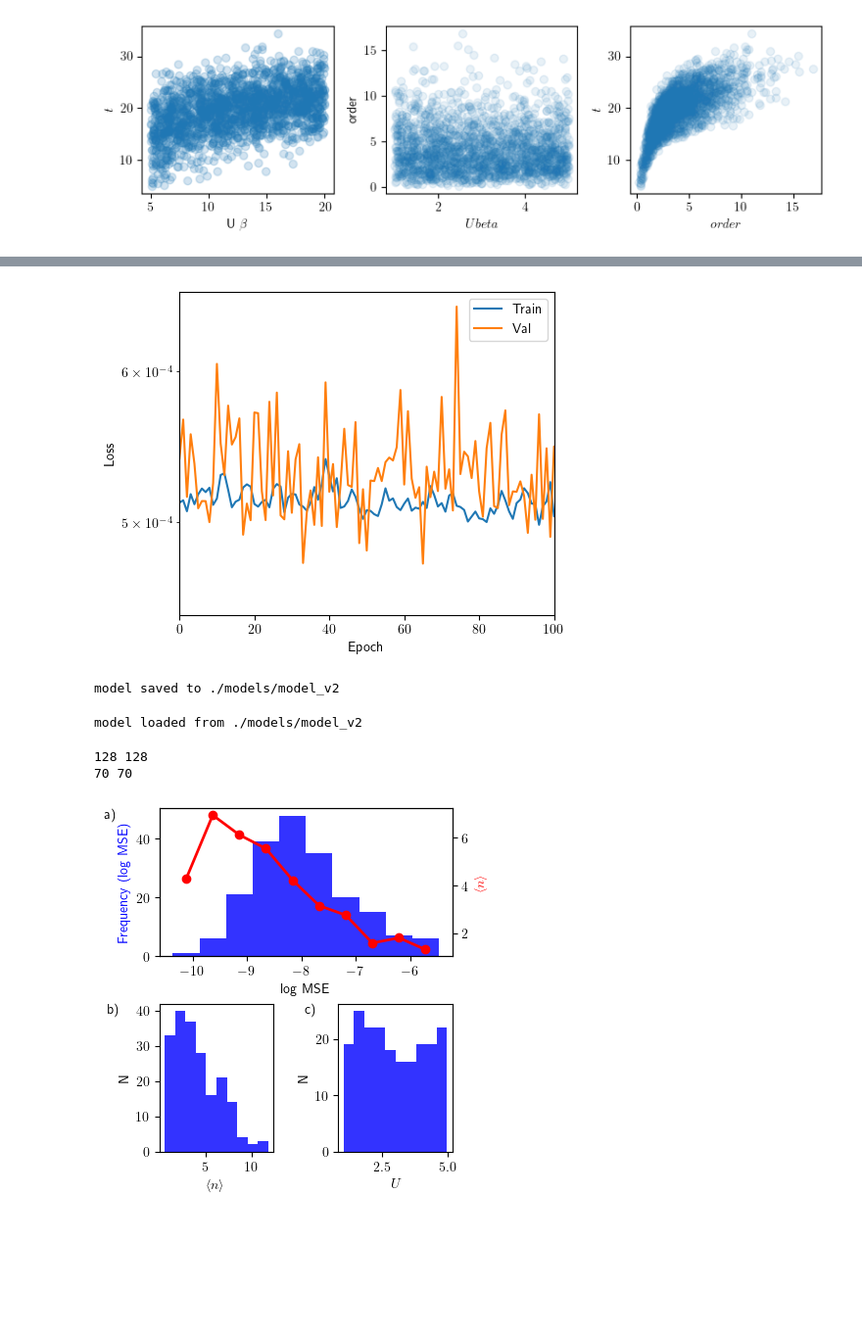
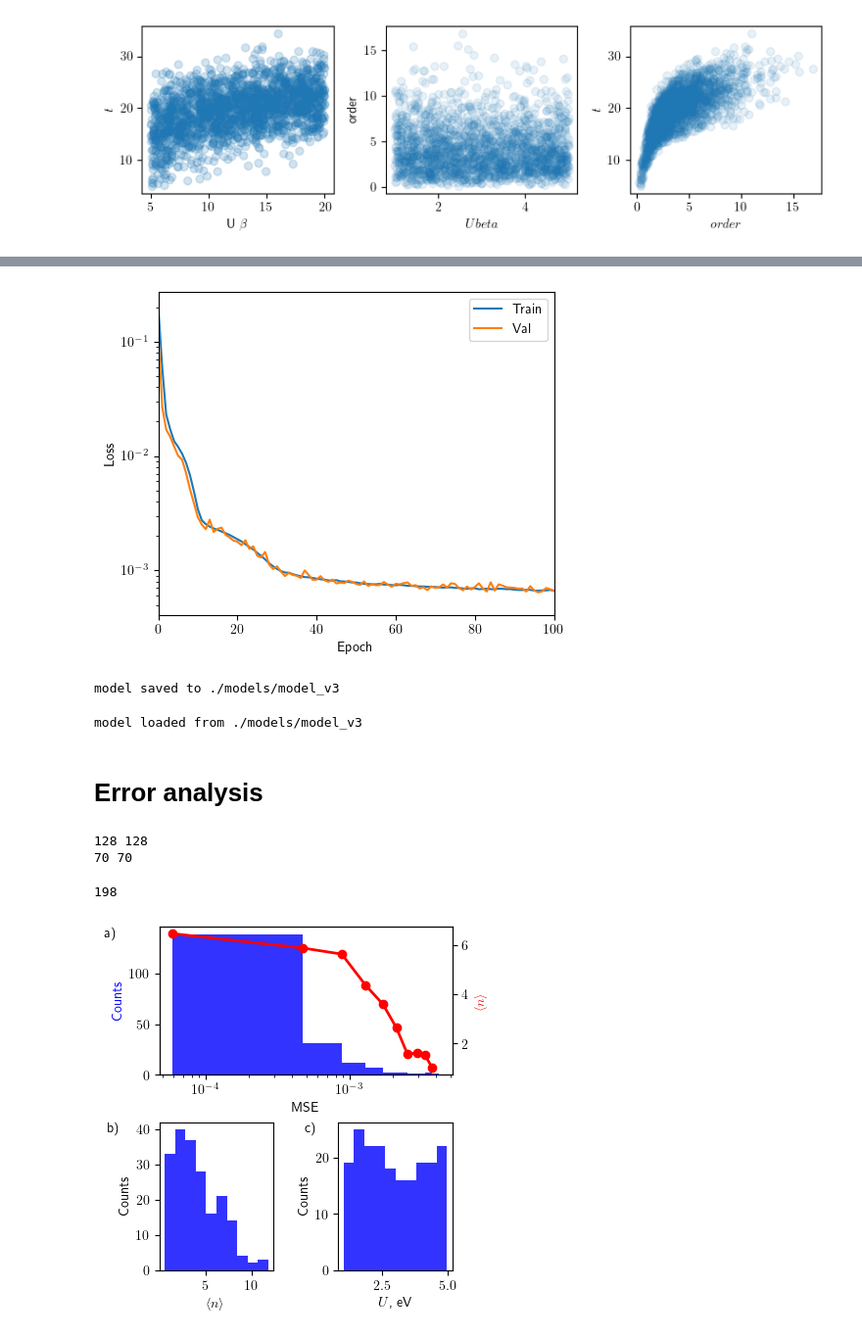
Before and after one commit to EgorcaA/gf2ML, a Jupyter notebook: train_model.ipynb, the cells around one changed output, grey strips where cells are left out. Shown at 98% size. Saved outputs shown, nothing was run; the diff lists cells and outputs as text; code cells hidden in the pictures; blank space fills up the shorter version.

```diff
--- a/train_model.ipynb
+++ b/train_model.ipynb
@@ -32,7 +34,7 @@ def load_db(filename):
     # print(params)
     data2train = [ [[sample['time2solve'], sample['averageorder']],
                     [params[smpl_id]['U'], params[smpl_id]['beta'],
-                      np.real(sample['G0_l'].data).flatten()],
+                      np.real(sample['G0_l'].data).flatten()[:30]],
                     [ np.real(sample['G_l'].data).flatten()]]
                   for smpl_id, sample in enumerate(smpls_list)]
     return data2train
@@ -116,7 +120,7 @@ num val 402
 num test 198
 # %%
 class TinyNeuralNetwork(nn.Module):
-    def __init__(self, input_size=42, output_size=30):
+    def __init__(self, input_size=32, output_size=30):
         super(self.__class__, self).__init__()
         self.model = nn.Sequential(
             # Your network structure comes here
@@ -285,15 +291,17 @@ def plot_train_process(train_loss, test_loss, val_accuracy):
 
 plot_train_process(train_loss, test_loss, val_accuracy)
 # %% [output]
-[figure, old version]
+[figure, new version]
 # %%
-save_checkpoint(checkpoint_path='./models/model_v2', model=model, optimizer=opt)
+save_checkpoint(checkpoint_path='./models/model_v3', model=model, optimizer=opt)
 # %% [output]
-model saved to ./models/model_v2
+model saved to ./models/model_v3
 # %%
-load_checkpoint(checkpoint_path='./models/model_v2', model=model, optimizer=opt)
+load_checkpoint(checkpoint_path='./models/model_v3', model=model, optimizer=opt)
 # %% [output]
-model loaded from ./models/model_v2
+model loaded from ./models/model_v3
+# %% [markdown]
+# Error analysis
 # %%
 batch_size = 128
 
@@ -317,4 +325,8 @@ test_mse = np.concatenate(ep_test_accuracy, axis=0)
 # %% [output]
 128 128
 70 70
+# %%
+len(X_test)
+# %% [output]
+198
 # %%
@@ -368,6 +380,11 @@ test_mse = np.concatenate(ep_test_accuracy, axis=0)
 
 # plt.show()
 # %%
+num_bins = 10
+
+# Create the histogram for MSE
+counts, bin_edges = np.histogram(np.exp(test_mse[:, 0]), bins=num_bins)
+
 
 def plot_all():
 
@@ -381,13 +398,18 @@ def plot_all():
     # axs['Top'].set_title('Spectral function')
 
 
-    axs['Top'].hist(test_mse[:, 0], bins=num_bins, alpha=0.8, color='b')
-    axs['Top'].set_xlabel('log MSE')
-    axs['Top'].set_ylabel('Frequency (log MSE)', color='b')
+    axs['Top'].hist(np.exp(test_mse[:, 0]), bins=num_bins, alpha=0.8, color='b')
+    axs['Top'].set_xscale('log')
+
+    # axs['Top'].hist(test_mse[:, 0], bins=num_bins, alpha=0.8, color='b')
+
+
+    axs['Top'].set_xlabel('MSE')
+    axs['Top'].set_ylabel('Counts', color='b')
 
     # Secondary axis for mean order and time
     ax2 = axs['Top'].twinx()
-    ax2.plot(bin_edges[:-1] + 0.5*(bin_edges[1]-bin_edges[0]), mean_order,
+    ax2.plot(bin_edges[:-1] , mean_order,
                     'r-', marker='o', label='Mean Order', linewidth=2)
     # ax2.plot(bin_edges[:-1], mean_time, 'g-', marker='x', label='Mean Time', linewidth=2)
     ax2.set_ylabel(r'$\langle n \rangle$', color='red')
@@ -403,35 +425,35 @@ def plot_all():
 
     # plt.legend()
 
     #################################################################################################
     # axs['BottomLeft'].set_title('Plot Top Right')
     axs['BottomLeft'].hist(params_test[:, 1], density=False, alpha=0.8,  color='b')
 
     axs['BottomLeft'].set_xlabel(r'$\langle n \rangle$')
-    axs['BottomLeft'].set_ylabel(r'N')
+    axs['BottomLeft'].set_ylabel(r'Counts')
     # axs['BottomLeft'].set_xlim((0, sample.beta))
 
     axs['BottomLeft'].text(-0.35, 1.0, 'b)', transform=axs['BottomLeft'].transAxes,
         fontsize=10, fontweight='normal', va='top', ha='right')
 
     #################################################################################################
     # axs['BottomRight'].set_title('Legendre')
     axs['BottomRight'].hist(X_test[:, 0], density=False,alpha=0.8,  color='b')
 
-    axs['BottomRight'].set_xlabel(r'$U$')
-    axs['BottomRight'].set_ylabel('N')
+    axs['BottomRight'].set_xlabel(r'$U$, eV')
+    axs['BottomRight'].set_ylabel('Counts')
     # axs['BottomRight'].set_xlim((0, 10))
 
 
     axs['BottomRight'].text(-0.2, 1.0, 'c)', transform=axs['BottomRight'].transAxes,
         fontsize=10, fontweight='normal', va='top', ha='right')
 
 
-    plt.savefig('./dispersion.pdf', dpi=200, bbox_inches='tight')
+    plt.savefig('./pics/dispersion.pdf', dpi=200, bbox_inches='tight')
 
     plt.show()
 
 
 plot_all()
 # %% [output]
-[figure, old version]
+[figure, new version]
```
Also changed, not shown: parts of 6 cells of this notebook, 9 other files.
